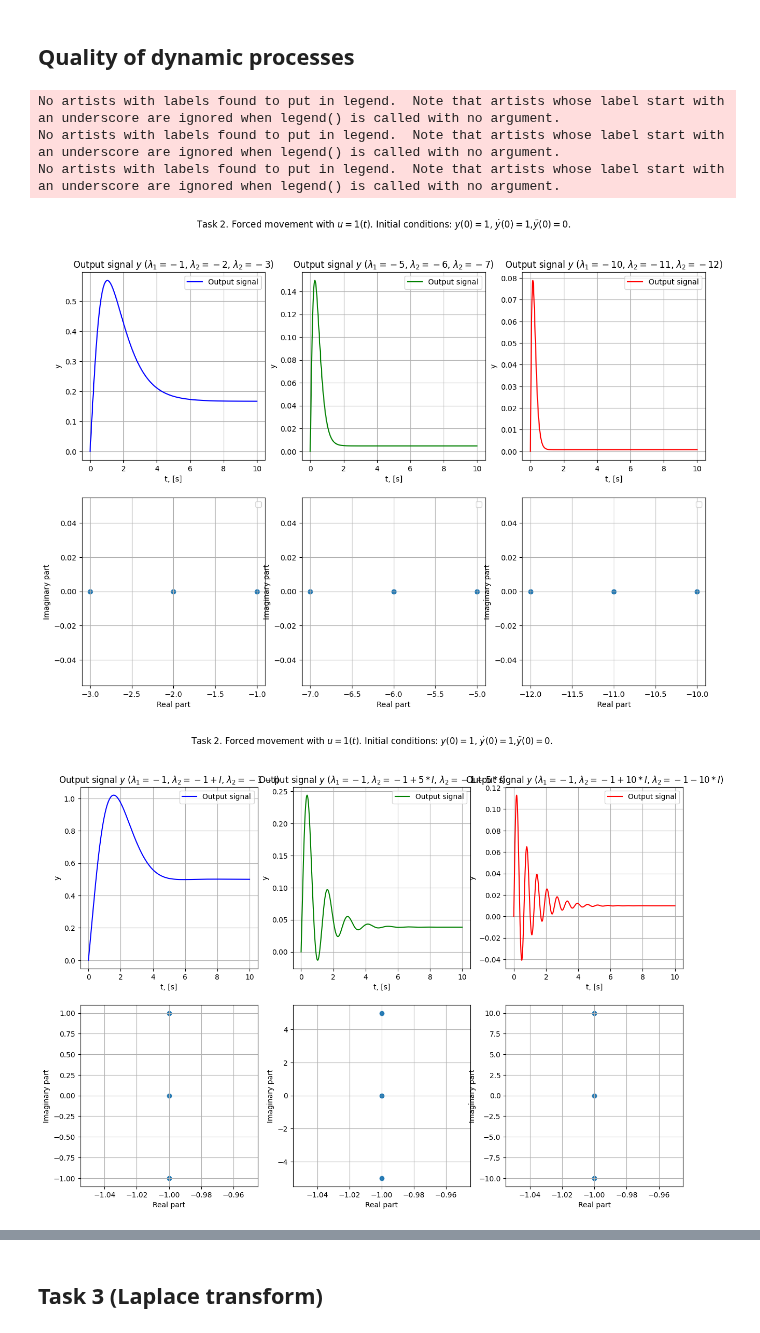
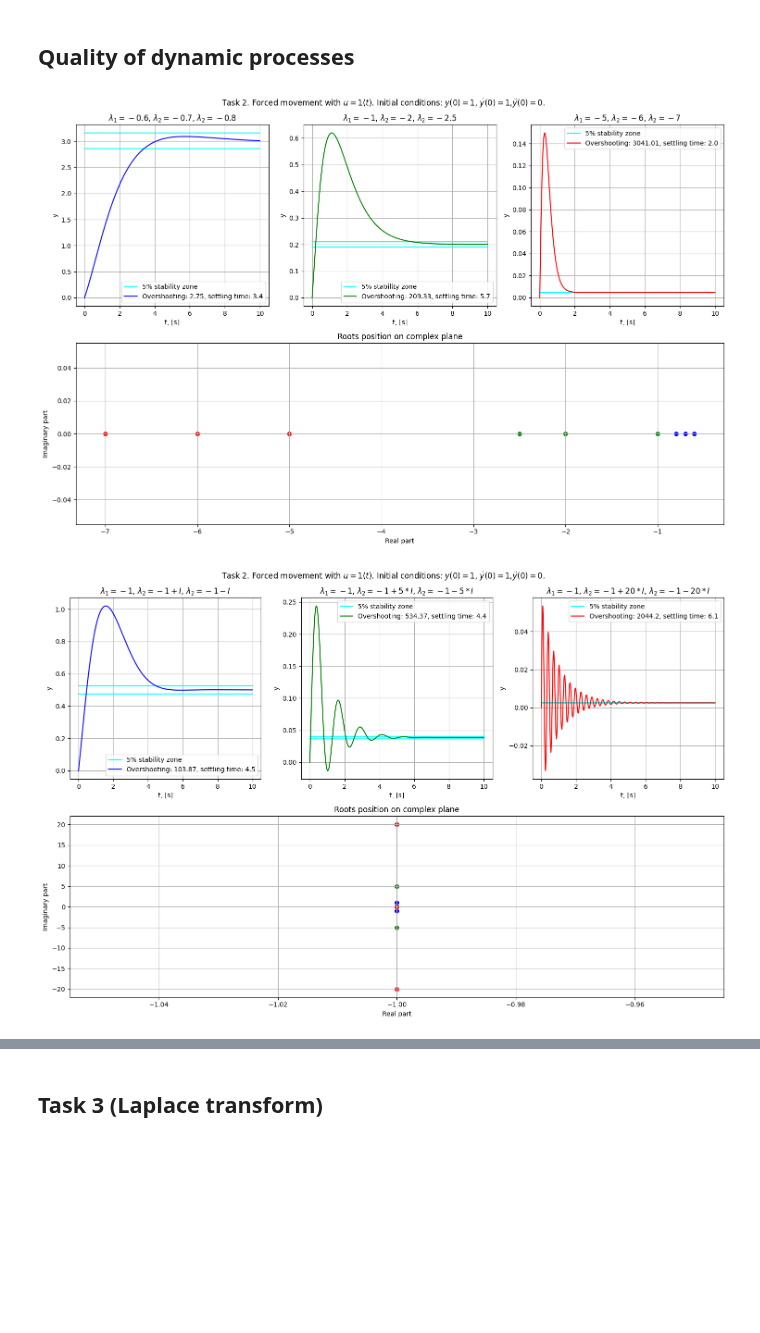
Before and after one commit to diuzhevVlad/control-theory-itmo-2023-2024, a Jupyter notebook: Lab3/Lab3.ipynb, the cells around one changed output, grey strips where cells are left out. Drawn from its saved outputs; the diff is of its cells as text; code cells hidden in the pictures; blank space fills up the shorter version.

```diff
--- a/Lab3/Lab3.ipynb
+++ b/Lab3/Lab3.ipynb
@@ -160,11 +160,18 @@ for j in range(3):
 ## Quality of dynamic processes
 # %%
 s = sympy.symbols("s")
+# %%
+def get_process_time(y, stable, eps, time):
+    for i in range(len(y)):
+        if abs(y[-1-i]-stable) > eps:
+            return time[-1-i]
+
+    return time[0]
 # %%
 roots_1 = [
-    [-1, -2, -3],
+    [-0.6, -0.7, -0.8],
+    [-1, -2, -2.5],
     [-5, -6 ,-7],
-    [-10, -11, -12],
 ]
 # %%
 modeling_time_2 = 10 # sec
@@ -173,29 +180,40 @@ u_2_1 = np.ones_like(time_2_1)
 # %%
 fig, ax = plt.subplots(2, 3, figsize=(15, 10))
 fig.suptitle(f"Task 2. Forced movement with $u=1(t)$. Initial conditions: $y(0)=1$, $\dot y (0)=1$,$\ddot y (0)=0.$")
+ax[1,0].remove()
+ax[1,1].remove()
+ax[1,2].remove()
+gs = ax[1, 0].get_gridspec()
+axbig = fig.add_subplot(gs[1, :])
 for i in range(len(roots_1)):
     den = list(map(float,sympy.Poly(((s-roots_1[i][0])*(s-roots_1[i][1])*(s-roots_1[i][2])),s).coeffs()))
     tf = ctrl.tf([1], den)
     ss, _ = ctrl.canonical_form(ctrl.tf2ss(tf), form="reachable")
-    y = ctrl.forced_response(ss, U=u_2_1, X0=[1,1,0], T=time_2_1)
+    y = ctrl.forced_response(ss, U=u_2_1, X0=[1,1,0], T=time_2_1).outputs
 
-    ax[0,i].plot(time_2_1, y.outputs, color[i],label=f"Output signal")
+    stable = y[-1]
+    eps = 0.05 * abs(stable)
+    overshooting = (np.max(np.abs(y)) - abs(stable))/abs(stable) * 100
+    t = get_process_time(y,stable,eps,time_2_1)
+
+    ax[0,i].plot(time_2_1,np.ones_like(time_2_1)*(stable-eps),c="cyan",label="5% stability zone")
+    ax[0,i].plot(time_2_1,np.ones_like(time_2_1)*(stable+eps),c="cyan")
+    ax[0,i].plot(time_2_1, y, color[i],label=f"Overshooting: {round(overshooting,2)}, settling time: {round(t,1)}")
     ax[0,i].set_ylabel("y")
     ax[0,i].set_xlabel("t, [s]")
     ax[0,i].grid(True)
-    ax[0,i].set_title(f"Output signal $y$ ($\lambda_1={roots_1[i][0]}$, $\lambda_2={roots_1[i][1]}$, $\lambda_2={roots_1[i][2]}$)")
+    ax[0,i].set_title(f"$\lambda_1={roots_1[i][0]}$, $\lambda_2={roots_1[i][1]}$, $\lambda_2={roots_1[i][2]}$")
     ax[0,i].legend()
 
-    ax[1,i].scatter([sympy.re(roots_1[i][0]),sympy.re(roots_1[i][1]),sympy.re(roots_1[i][2])],
-                    [sympy.im(roots_1[i][0]),sympy.im(roots_1[i][1]),sympy.im(roots_1[i][2])])
-    ax[1,i].set_ylabel("Imaginary part")
-    ax[1,i].set_xlabel("Real part")
-    ax[1,i].grid(True)
+    axbig.set_title("Roots position on complex plane")
+    axbig.scatter([sympy.re(roots_1[i][0]),sympy.re(roots_1[i][1]),sympy.re(roots_1[i][2])],
+                    [sympy.im(roots_1[i][0]),sympy.im(roots_1[i][1]),sympy.im(roots_1[i][2])],c=color[i])
+    axbig.set_ylabel("Imaginary part")
+    axbig.set_xlabel("Real part")
+    axbig.grid(True)
+fig.tight_layout()
 # %% [output]
-No artists with labels found to put in legend.  Note that artists whose label start with an underscore are ignored when legend() is called with no argument.
-No artists with labels found to put in legend.  Note that artists whose label start with an underscore are ignored when legend() is called with no argument.
-No artists with labels found to put in legend.  Note that artists whose label start with an underscore are ignored when legend() is called with no argument.
-[figure, old version]
+[figure, new version]
 # %%
 roots_2 = [
     [-1, -1 + sympy.I, -1 - sympy.I],
@@ -205,26 +223,40 @@ roots_2 = [
 # %%
 fig, ax = plt.subplots(2, 3, figsize=(15, 10))
 fig.suptitle(f"Task 2. Forced movement with $u=1(t)$. Initial conditions: $y(0)=1$, $\dot y (0)=1$,$\ddot y (0)=0.$")
+ax[1,0].remove()
+ax[1,1].remove()
+ax[1,2].remove()
+gs = ax[1, 0].get_gridspec()
+axbig = fig.add_subplot(gs[1, :])
 for i in range(len(roots_2)):
     den = list(map(float,sympy.Poly(((s-roots_2[i][0])*(s-roots_2[i][1])*(s-roots_2[i][2])),s).coeffs()))
     tf = ctrl.tf([1], den)
     ss, _ = ctrl.canonical_form(ctrl.tf2ss(tf), form="reachable")
-    y = ctrl.forced_response(ss, U=u_2_1, X0=[1,1,0], T=time_2_1)
+    y = ctrl.forced_response(ss, U=u_2_1, X0=[1,1,0], T=time_2_1).outputs
 
-    ax[0,i].plot(time_2_1, y.outputs, color[i],label=f"Output signal")
+    stable = y[-1]
+    eps = 0.05 * abs(stable)
+    overshooting = (np.max(np.abs(y)) - abs(stable))/abs(stable) * 100
+    t = get_process_time(y,stable,eps,time_2_1)
+
+    ax[0,i].plot(time_2_1,np.ones_like(time_2_1)*(stable-eps),c="cyan",label="5% stability zone")
+    ax[0,i].plot(time_2_1,np.ones_like(time_2_1)*(stable+eps),c="cyan")
+    ax[0,i].plot(time_2_1, y, color[i],label=f"Overshooting: {round(overshooting,2)}, settling time: {round(t,1)}")
     ax[0,i].set_ylabel("y")
     ax[0,i].set_xlabel("t, [s]")
     ax[0,i].grid(True)
-    ax[0,i].set_title(f"Output signal $y$ ($\lambda_1={roots_2[i][0]}$, $\lambda_2={roots_2[i][1]}$, $\lambda_2={roots_2[i][2]}$)")
+    ax[0,i].set_title(f"$\lambda_1={roots_2[i][0]}$, $\lambda_2={roots_2[i][1]}$, $\lambda_2={roots_2[i][2]}$")
     ax[0,i].legend()
 
-    ax[1,i].scatter([sympy.re(roots_2[i][0]),sympy.re(roots_2[i][1]),sympy.re(roots_2[i][2])],
-                    [sympy.im(roots_2[i][0]),sympy.im(roots_2[i][1]),sympy.im(roots_2[i][2])])
-    ax[1,i].set_ylabel("Imaginary part")
-    ax[1,i].set_xlabel("Real part")
-    ax[1,i].grid(True)
+    axbig.set_title("Roots position on complex plane")
+    axbig.scatter([sympy.re(roots_2[i][0]),sympy.re(roots_2[i][1]),sympy.re(roots_2[i][2])],
+                    [sympy.im(roots_2[i][0]),sympy.im(roots_2[i][1]),sympy.im(roots_2[i][2])],c=color[i])
+    axbig.set_ylabel("Imaginary part")
+    axbig.set_xlabel("Real part")
+    axbig.grid(True)
+fig.tight_layout()
 # %% [output]
-[figure, old version]
+[figure, new version]
 # %%
 roots_3 = [
     [-1, -1 + 5 * sympy.I, -1 - 5 * sympy.I],
```
Also changed, not shown: parts of 4 cells of this notebook.
